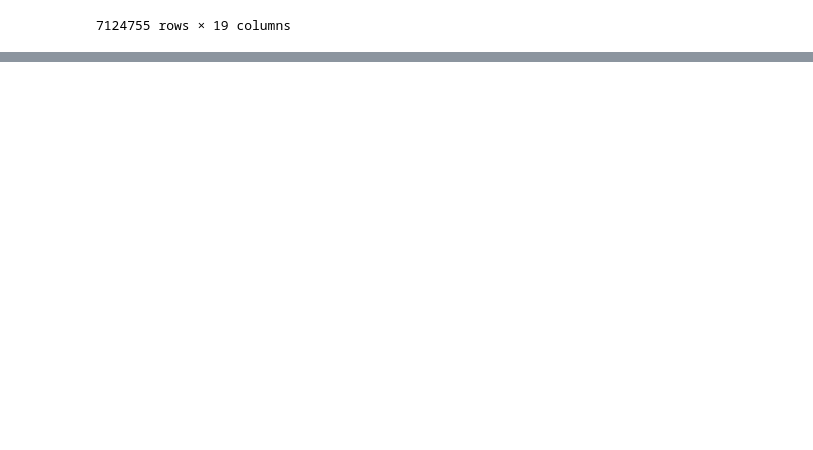
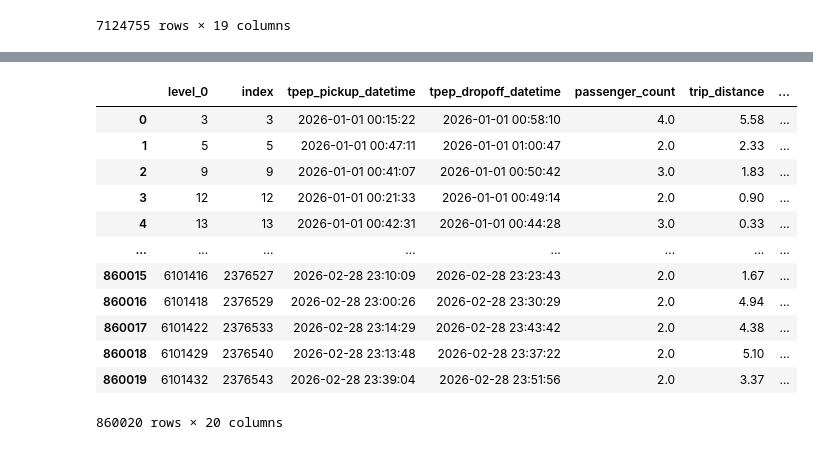
Before and after one commit to TinyHaitch/taxi_analysis, a Jupyter notebook: Untitled.ipynb, the cells around one changed output, grey strips where cells are left out. Saved outputs shown, nothing was run; the diff lists cells and outputs as text; code cells hidden in the pictures; blank space fills up the shorter version.

```diff
--- a/Untitled.ipynb
+++ b/Untitled.ipynb
@@ -176,0 +187,16 @@ dtype: int64
+# %%
+usefuldata[usefuldata.passenger_count > 1].reset_index()
+# %% [output]
+|  | level_0 | index | tpep_pickup_datetime | tpep_dropoff_datetime | passenger_count | trip_distance | ... |
+| 0 | 3 | 3 | 2026-01-01 00:15:22 | 2026-01-01 00:58:10 | 4.0 | 5.58 | ... |
+| 1 | 5 | 5 | 2026-01-01 00:47:11 | 2026-01-01 01:00:47 | 2.0 | 2.33 | ... |
+| 2 | 9 | 9 | 2026-01-01 00:41:07 | 2026-01-01 00:50:42 | 3.0 | 1.83 | ... |
+| 3 | 12 | 12 | 2026-01-01 00:21:33 | 2026-01-01 00:49:14 | 2.0 | 0.90 | ... |
+| 4 | 13 | 13 | 2026-01-01 00:42:31 | 2026-01-01 00:44:28 | 3.0 | 0.33 | ... |
+| ... | ... | ... | ... | ... | ... | ... | ... |
+| 860015 | 6101416 | 2376527 | 2026-02-28 23:10:09 | 2026-02-28 23:23:43 | 2.0 | 1.67 | ... |
+| 860016 | 6101418 | 2376529 | 2026-02-28 23:00:26 | 2026-02-28 23:30:29 | 2.0 | 4.94 | ... |
+| 860017 | 6101422 | 2376533 | 2026-02-28 23:14:29 | 2026-02-28 23:43:42 | 2.0 | 4.38 | ... |
+| 860018 | 6101429 | 2376540 | 2026-02-28 23:13:48 | 2026-02-28 23:37:22 | 2.0 | 5.10 | ... |
+| 860019 | 6101432 | 2376543 | 2026-02-28 23:39:04 | 2026-02-28 23:51:56 | 2.0 | 3.37 | ... |
+860020 rows × 20 columns
```
Also changed, not shown: parts of 20 cells of this notebook.
